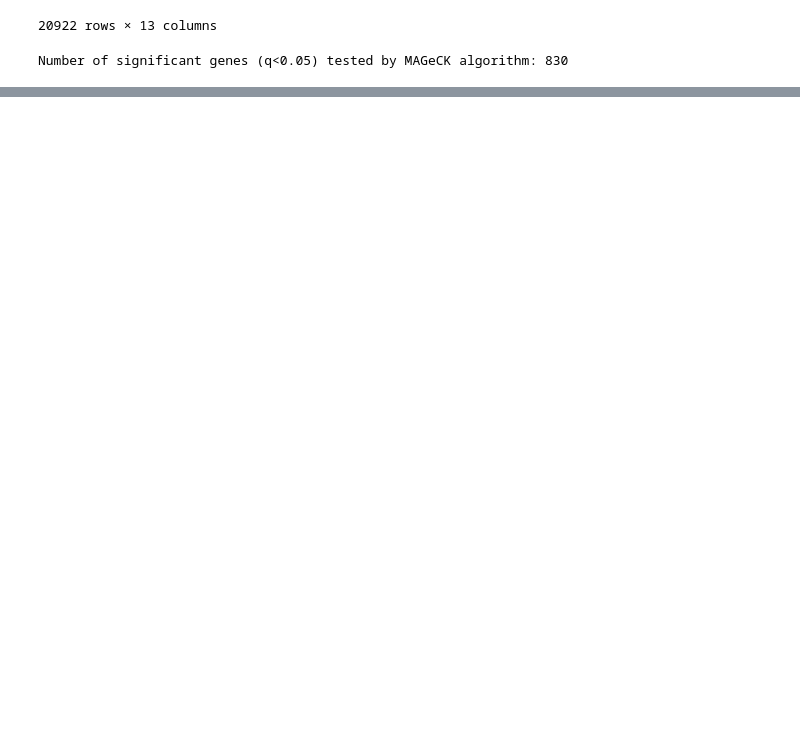
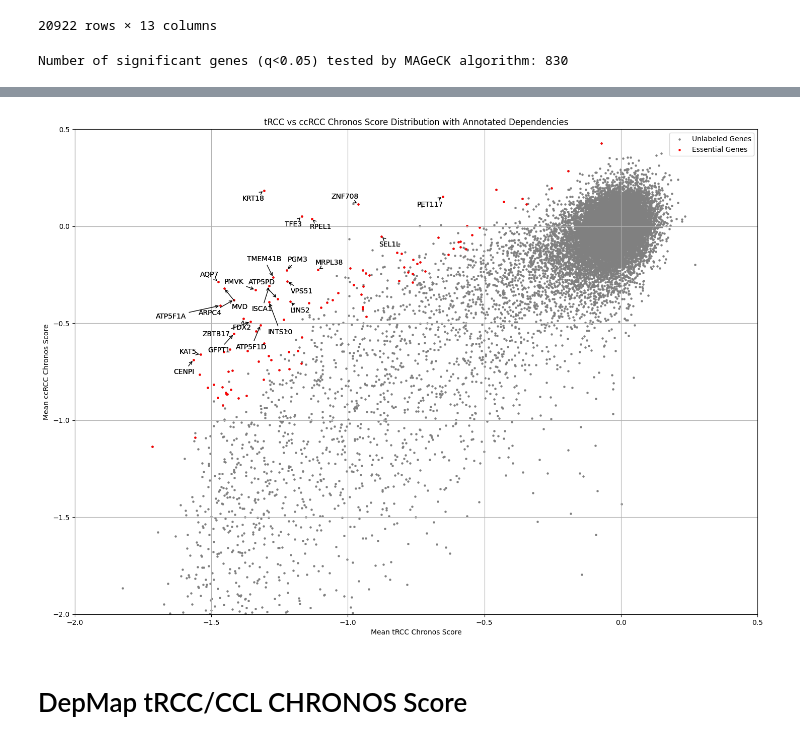
Before and after one commit to harshel-bahl/predicting-cancer-gene-dependencies, a Jupyter notebook: analysis/analysis.ipynb, the cells around one changed output, grey strips where cells are left out. Drawn from its saved outputs; the diff is of its cells as text; code cells hidden in the pictures; blank space fills up the shorter version.

Commit message:
Finished initial analysis

```diff
--- a/analysis/analysis.ipynb
+++ b/analysis/analysis.ipynb
@@ -76,32 +56,0 @@ ccl_chronos_dataset
-# %%
-ccl_chronos_dataset = ccl_chronos_dataset[~(ccl_chronos_dataset == 'Unknown').any(axis=1)].apply(pd.to_numeric, errors='coerce').dropna()
-
-### tRCC Chronos Score Analysis
-tRCC_chronos_gene_effects = ccl_chronos_dataset[["FUUR1", "STFE", "UOK109"]]
-mean_tRCC_chronos_gene_effects = tRCC_chronos_gene_effects.mean(axis=1)
-
-# ### ccRCC Chronos Score Analysis
-ccRCC_chronos_gene_effects = ccl_chronos_dataset[["PC3", "CAKI2", "CAKI1", "786O", "DU145", "HCT116", "NCIH460"]]
-mean_ccRCC_chronos_gene_effects = ccRCC_chronos_gene_effects.mean(axis=1)
-
-def compute_p_values_and_fdr(df1, df2):
-
-    assert all(df1.index == df2.index), "Genes in both dataframes must be in the same order"
-
-    p_values = []
-    for gene in df1.index:
-        _, p_value = ttest_ind(df1.loc[gene], df2.loc[gene], equal_var=False)
-        p_values.append(p_value)
-
-    _, p_values_adj, _, _ = mt.multipletests(p_values, method='fdr_bh')
-
-    result_df = pd.DataFrame({
-        'p_val': p_values,
-        'q_val(FDR)': p_values_adj
-    }, index=df1.index)
-
-    return result_df
-
-tRCC_pVals = compute_p_values_and_fdr(tRCC_chronos_gene_effects, ccRCC_chronos_gene_effects)
-tRCC_pVals["Significant"] = tRCC_pVals["q_val(FDR)"] < 0.05
-tRCC_pVals
@@ -122,0 +77,2 @@ tRCC_pVals
+# %%
+fil_tRCC_dfci, mean_fil_tRCC_dfci, fil_ccRCC_dfci, mean_fil_ccRCC_dfci, essential_genes_tRCC_ccRCC_dfci = af.ComputeDependencyAnalysis(tRCC_chronos_gene_effects, ccRCC_chronos_gene_effects)
@@ -245,0 +117,13 @@ plt.show()
+# %%
+af.CreateDependencyPlot(mean_fil_tRCC_dfci,
+                        mean_fil_ccRCC_dfci,
+                        essential_genes_tRCC_ccRCC_dfci,
+                        'Mean tRCC Chronos Score',
+                        'Mean ccRCC Chronos Score',
+                        'tRCC vs ccRCC Chronos Score Distribution with Annotated Dependencies',
+                        'Unlabeled Genes',
+                        'Essential Genes')
+# %% [output]
+[figure, added]
+# %% [markdown]
+# DepMap tRCC/CCL CHRONOS Score
```
Also changed, not shown: parts of 29 cells of this notebook, 2 other files.
